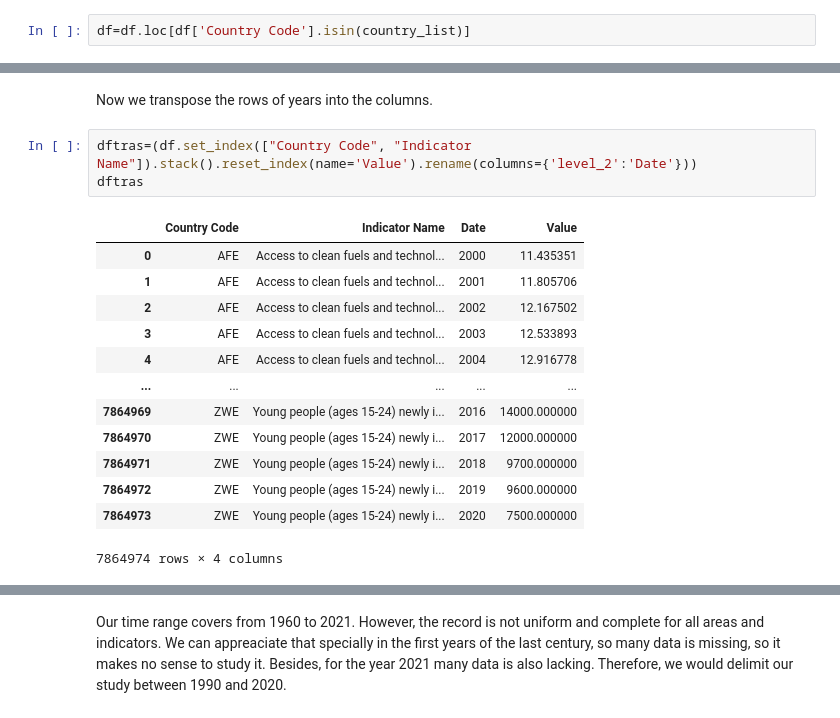
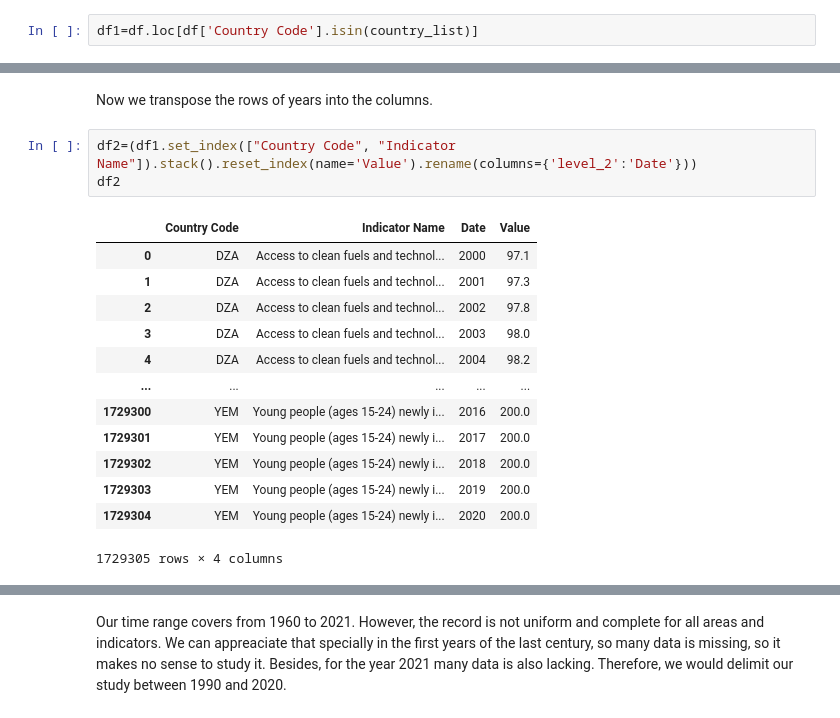
Before and after one commit to devonfw-forge/python-data-driven-decisions, a Jupyter notebook: CopyMaria Data-integration.ipynb, the cells around one changed output, grey strips where cells are left out. Saved outputs shown, nothing was run; the diff lists cells and outputs as text.

```diff
--- a/CopyMaria Data-integration.ipynb
+++ b/CopyMaria Data-integration.ipynb
@@ -45,4 +43,4 @@ latam_list=['MEX','BRA','ARG','PER','VEN','COL','CHL','PCZ','CRI']
 two_list=['USA','CHN']
 country_list=europe_list+persian_list+naf_list+saf_list+asia_list+latam_list+two_list
 # %%
-df=df.loc[df['Country Code'].isin(country_list)]
+df1=df.loc[df['Country Code'].isin(country_list)]
@@ -63,19 +47,19 @@ df=df.loc[df['Country Code'].isin(country_list)]
 # %% [markdown]
 Now we transpose the rows of years into the columns.
 # %%
-dftras=(df.set_index(["Country Code", "Indicator Name"]).stack().reset_index(name='Value').rename(columns={'level_2':'Date'}))
-dftras
+df2=(df1.set_index(["Country Code", "Indicator Name"]).stack().reset_index(name='Value').rename(columns={'level_2':'Date'}))
+df2
 # %% [output]
 |  | Country Code | Indicator Name | Date | Value |
-| 0 | AFE | Access to clean fuels and technol... | 2000 | 11.435351 |
-| 1 | AFE | Access to clean fuels and technol... | 2001 | 11.805706 |
-| 2 | AFE | Access to clean fuels and technol... | 2002 | 12.167502 |
-| 3 | AFE | Access to clean fuels and technol... | 2003 | 12.533893 |
-| 4 | AFE | Access to clean fuels and technol... | 2004 | 12.916778 |
+| 0 | DZA | Access to clean fuels and technol... | 2000 | 97.1 |
+| 1 | DZA | Access to clean fuels and technol... | 2001 | 97.3 |
+| 2 | DZA | Access to clean fuels and technol... | 2002 | 97.8 |
+| 3 | DZA | Access to clean fuels and technol... | 2003 | 98.0 |
+| 4 | DZA | Access to clean fuels and technol... | 2004 | 98.2 |
 | ... | ... | ... | ... | ... |
-| 7864969 | ZWE | Young people (ages 15-24) newly i... | 2016 | 14000.000000 |
-| 7864970 | ZWE | Young people (ages 15-24) newly i... | 2017 | 12000.000000 |
-| 7864971 | ZWE | Young people (ages 15-24) newly i... | 2018 | 9700.000000 |
-| 7864972 | ZWE | Young people (ages 15-24) newly i... | 2019 | 9600.000000 |
-| 7864973 | ZWE | Young people (ages 15-24) newly i... | 2020 | 7500.000000 |
+| 1729300 | YEM | Young people (ages 15-24) newly i... | 2016 | 200.0 |
+| 1729301 | YEM | Young people (ages 15-24) newly i... | 2017 | 200.0 |
+| 1729302 | YEM | Young people (ages 15-24) newly i... | 2018 | 200.0 |
+| 1729303 | YEM | Young people (ages 15-24) newly i... | 2019 | 200.0 |
+| 1729304 | YEM | Young people (ages 15-24) newly i... | 2020 | 200.0 |
-7864974 rows × 4 columns
+1729305 rows × 4 columns
```
Also changed, not shown: parts of 21 cells of this notebook.
